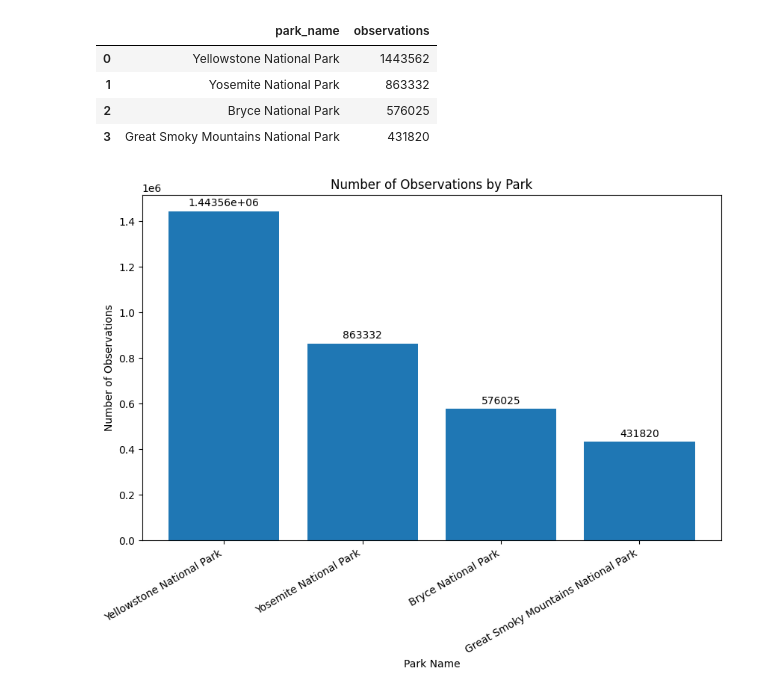
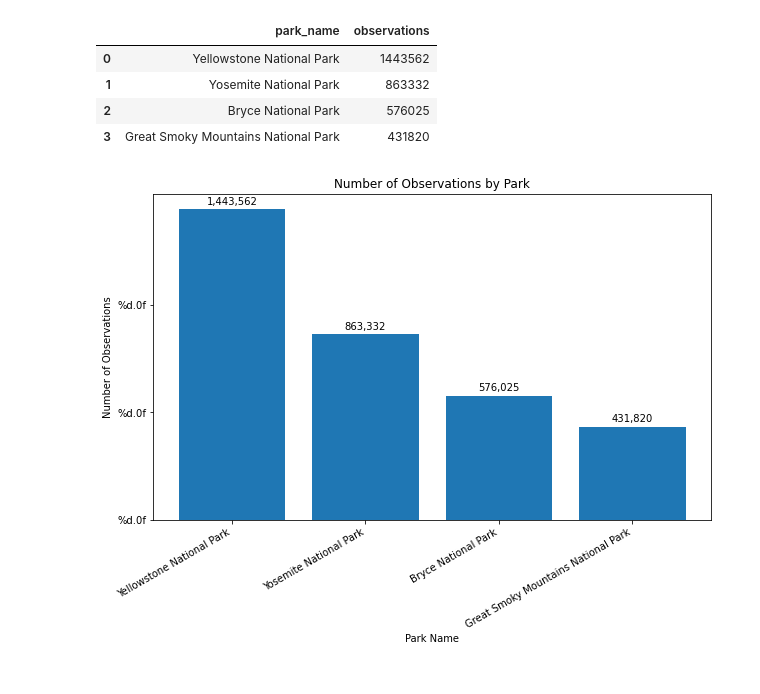
Before and after one commit to eugene-petrov-me/codecademy_biodiversity, a Jupyter notebook: biodiversity_starter/biodiversity.ipynb, the cells around one changed output. Cells and saved outputs as stored; diff of their text form; code cells hidden in the pictures.

Commit message:
add more charts

```diff
--- a/biodiversity_starter/biodiversity.ipynb
+++ b/biodiversity_starter/biodiversity.ipynb
@@ -176,12 +176,14 @@ observations_by_park
 # %%
 fig, ax = plt.subplots(figsize=(10, 6))
 x = np.arange(len(observations_by_park["park_name"]))
 plt.bar(x, observations_by_park["observations"])
 plt.xticks(x, observations_by_park["park_name"], rotation=30, ha="right")
+plt.yticks(range(0, observations_by_park["observations"].max(), 500000))
 plt.xlabel("Park Name")
 plt.ylabel("Number of Observations")
 plt.title("Number of Observations by Park")
-ax.bar_label(ax.containers[0], padding=3)
+ax.bar_label(ax.containers[0], fmt="{:,.0f}", padding=3)
+ax.yaxis.set_major_formatter(formatter="%d.0f")
 plt.show()
 # %% [output]
-[figure, old version]
+[figure, new version]
```
Also changed, not shown: parts of 2 cells of this notebook.
